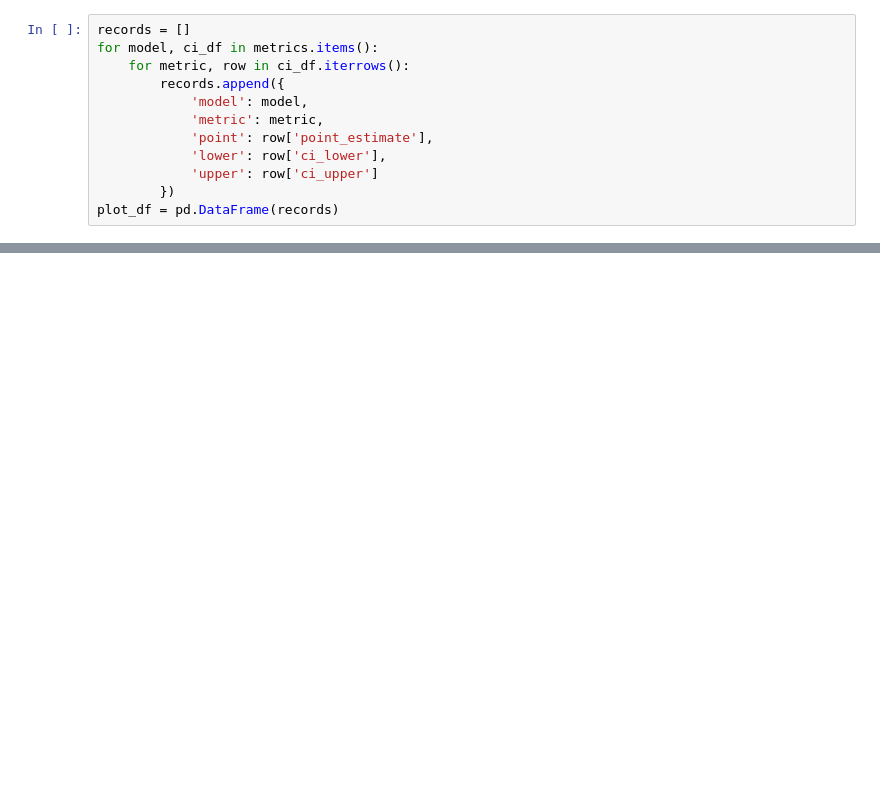
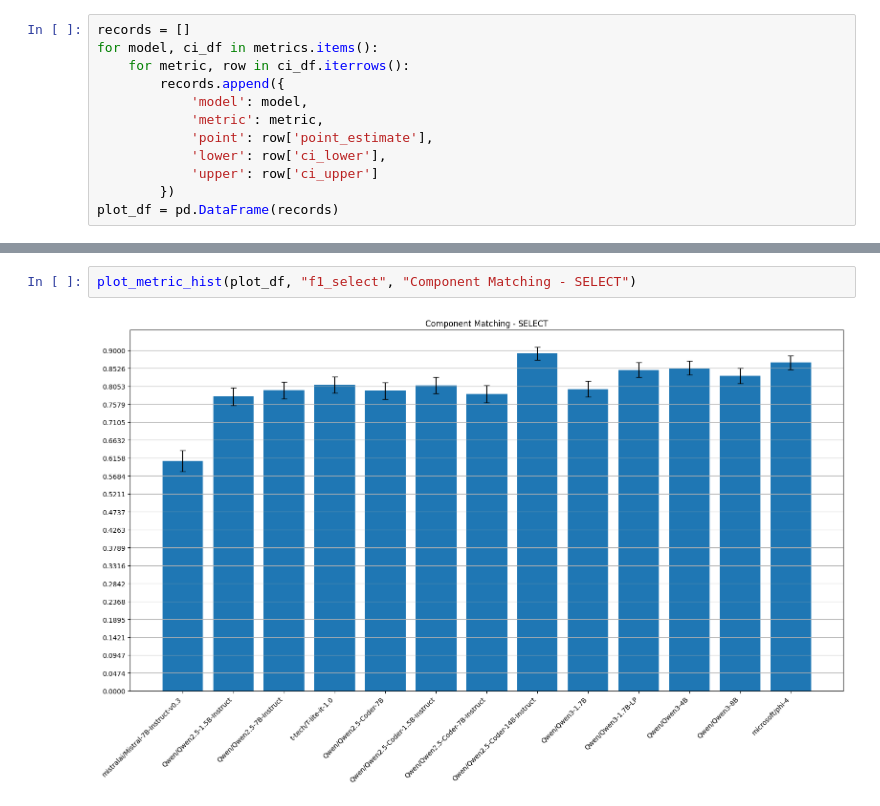
Before and after one commit to kavlab/text-to-1c, a Jupyter notebook: evaluate/compare.ipynb, the cells around one changed output, grey strips where cells are left out. Drawn from its saved outputs; the diff is of its cells as text; blank space fills up the shorter version.

```diff
--- a/evaluate/compare.ipynb
+++ b/evaluate/compare.ipynb
@@ -169,0 +161,4 @@ plt.show()
+# %%
+plot_metric_hist(plot_df, "f1_select", "Component Matching - SELECT")
+# %% [output]
+[figure, added]
```
Also changed, not shown: parts of 29 cells of this notebook.
